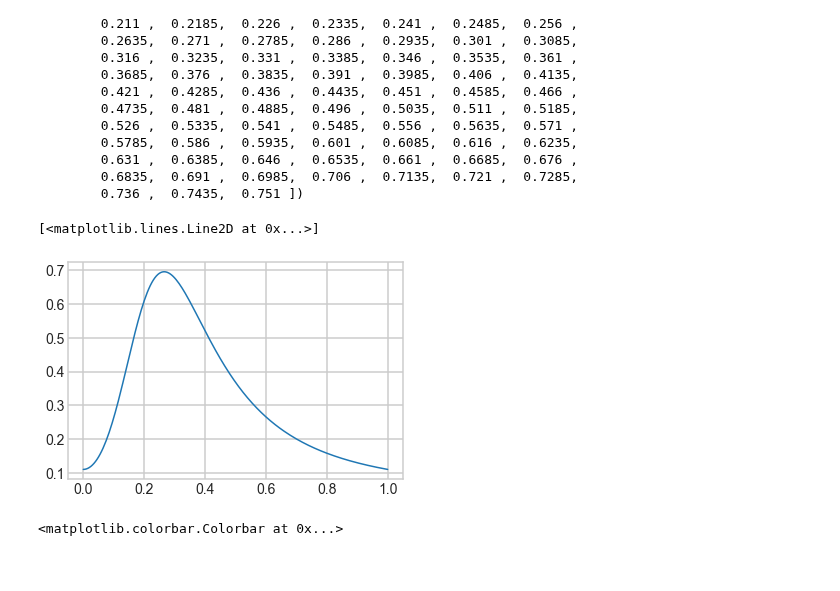
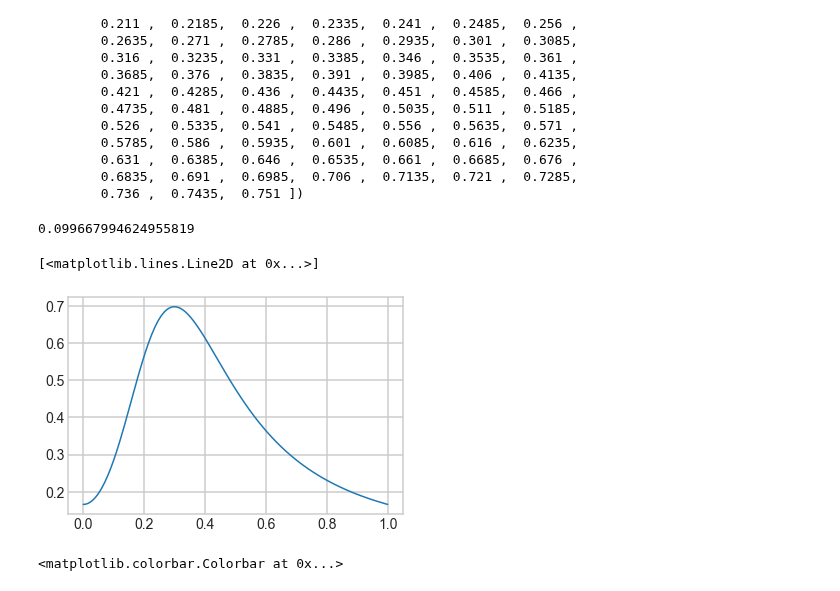
Before and after one commit to lffan/quantum_illumination, a Jupyter notebook: ipynbs/Experiment_4_Symmetrical_PCS_Attributes.ipynb, the cells around one changed output. Drawn from its saved outputs; the diff is of its cells as text; code cells hidden in the pictures.

```diff
--- a/ipynbs/Experiment_4_Symmetrical_PCS_Attributes.ipynb
+++ b/ipynbs/Experiment_4_Symmetrical_PCS_Attributes.ipynb
@@ -45,12 +50,16 @@ array([ 0.001 ,  0.0085,  0.016 ,  0.0235,  0.031 ,  0.0385,  0.046 ,
         0.631 ,  0.6385,  0.646 ,  0.6535,  0.661 ,  0.6685,  0.676 ,
         0.6835,  0.691 ,  0.6985,  0.706 ,  0.7135,  0.721 ,  0.7285,
         0.736 ,  0.7435,  0.751 ])
+# %%
+np.tanh(0.1)
+# %% [output]
+0.099667994624955819
 # %%
-temp = df[df['lambda'] == 0.076]
+temp = df[df['lambda'] == 0.0985]
 plt.plot(temp['ra'], temp['VN_Entropy'])
 # %% [output]
 [<matplotlib.lines.Line2D at 0x...>]
-[figure, old version]
+[figure, new version]
 # %%
 vn = df['VN_Entropy'].values.reshape(101, 201)
 plt.imshow(vn, cmap='RdBu_r', interpolation='BiCubic',
```
Also changed, not shown: parts of 8 cells of this notebook, 6 other files.
